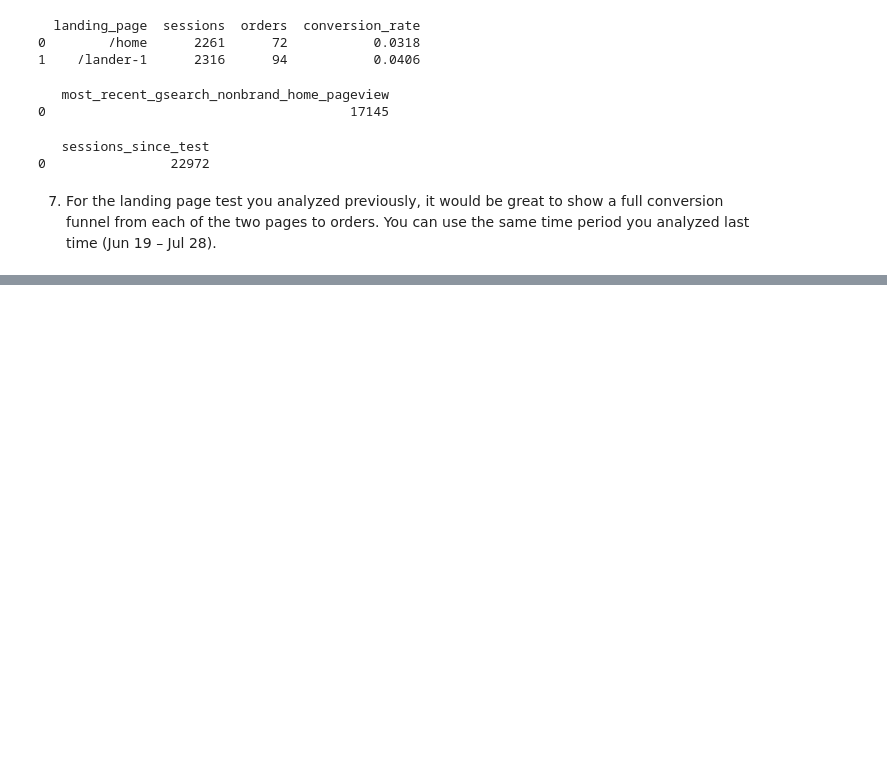
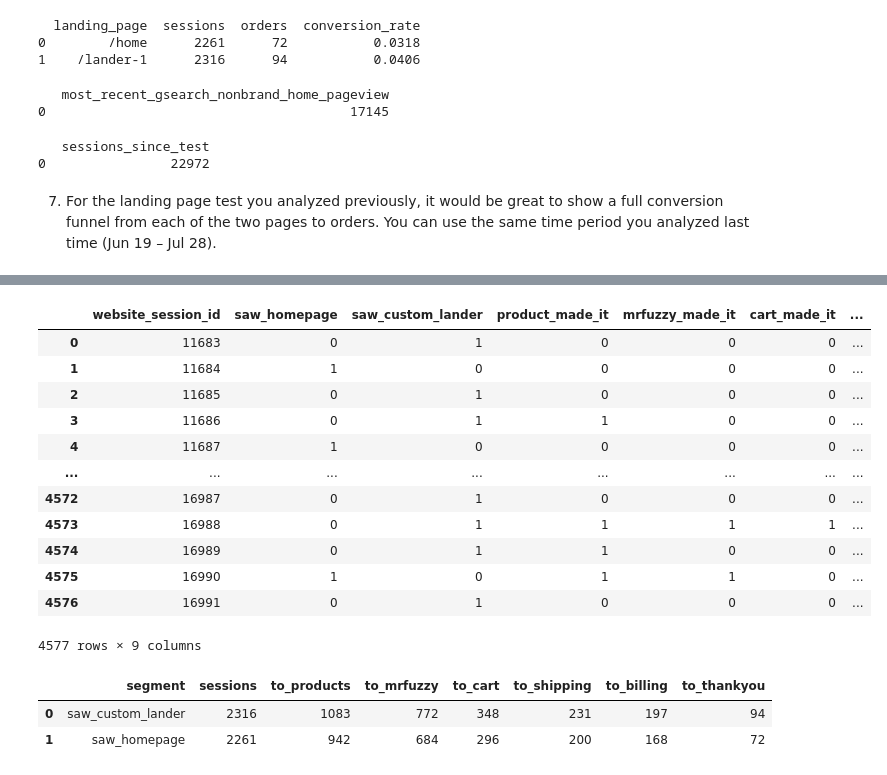
Before and after one commit to roblivesinottawa/ecommerce_project, a Jupyter notebook: notebook/midcourse.ipynb, the cells around one changed output, grey strips where cells are left out. Cells and saved outputs as stored; diff of their text form; code cells hidden in the pictures; blank space fills up the shorter version.

```diff
--- a/notebook/midcourse.ipynb
+++ b/notebook/midcourse.ipynb
@@ -503,0 +594,46 @@ from each of the two pages to orders. You can use the same time period you analy
+# %%
+query3 = '''SELECT * FROM session_level_made_it_flagged;'''
+engine.execute(query3).fetchall()
+df = pd.read_sql(query3, engine)
+df
+# %% [output]
+|  | website_session_id | saw_homepage | saw_custom_lander | product_made_it | mrfuzzy_made_it | cart_made_it | ... |
+| 0 | 11683 | 0 | 1 | 0 | 0 | 0 | ... |
+| 1 | 11684 | 1 | 0 | 0 | 0 | 0 | ... |
+| 2 | 11685 | 0 | 1 | 0 | 0 | 0 | ... |
+| 3 | 11686 | 0 | 1 | 1 | 0 | 0 | ... |
+| 4 | 11687 | 1 | 0 | 0 | 0 | 0 | ... |
+| ... | ... | ... | ... | ... | ... | ... | ... |
+| 4572 | 16987 | 0 | 1 | 0 | 0 | 0 | ... |
+| 4573 | 16988 | 0 | 1 | 1 | 1 | 1 | ... |
+| 4574 | 16989 | 0 | 1 | 1 | 0 | 0 | ... |
+| 4575 | 16990 | 1 | 0 | 1 | 1 | 0 | ... |
+| 4576 | 16991 | 0 | 1 | 0 | 0 | 0 | ... |
+4577 rows × 9 columns
+# %%
+query4 = '''
+-- then this would produce the final output, part 1
+SELECT
+	CASE
+		WHEN saw_homepage = 1 THEN 'saw_homepage'
+        WHEN saw_custom_lander = 1 THEN 'saw_custom_lander'
+        ELSE 'please check logic'
+	END AS segment,
+    COUNT(DISTINCT website_session_id) AS sessions,
+    COUNT(DISTINCT CASE WHEN product_made_it = 1 THEN website_session_id ELSE NULL END) AS to_products,
+    COUNT(DISTINCT CASE WHEN mrfuzzy_made_it = 1 THEN website_session_id ELSE NULL END) AS to_mrfuzzy,
+    COUNT(DISTINCT CASE WHEN cart_made_it = 1 THEN website_session_id ELSE NULL END) AS to_cart,
+    COUNT(DISTINCT CASE WHEN shipping_made_it = 1 THEN website_session_id ELSE NULL END) AS to_shipping,
+    COUNT(DISTINCT CASE WHEN billing_made_it = 1 THEN website_session_id ELSE NULL END) AS to_billing,
+    COUNT(DISTINCT CASE WHEN thankyou_made_it = 1 THEN website_session_id ELSE NULL END) AS to_thankyou
+FROM session_level_made_it_flagged
+GROUP BY 1
+;'''
+
+engine.execute(query4).fetchall()
+df = pd.read_sql(query4, engine)
+df
+# %% [output]
+|  | segment | sessions | to_products | to_mrfuzzy | to_cart | to_shipping | to_billing | to_thankyou |
+| 0 | saw_custom_lander | 2316 | 1083 | 772 | 348 | 231 | 197 | 94 |
+| 1 | saw_homepage | 2261 | 942 | 684 | 296 | 200 | 168 | 72 |
```
Also changed, not shown: parts of 3 cells of this notebook.
